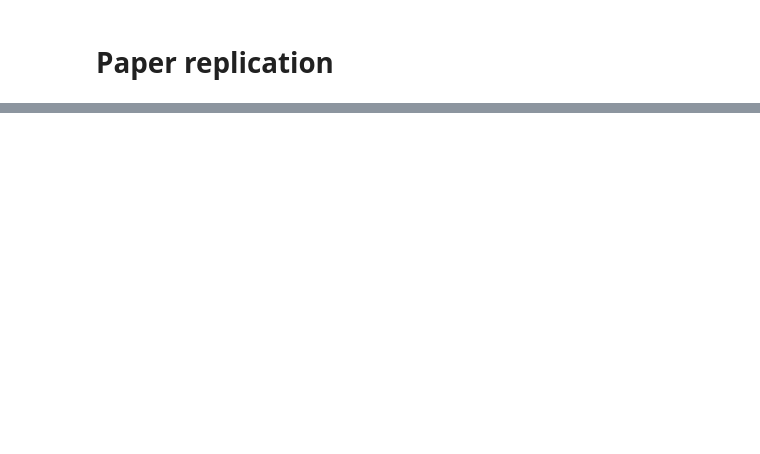
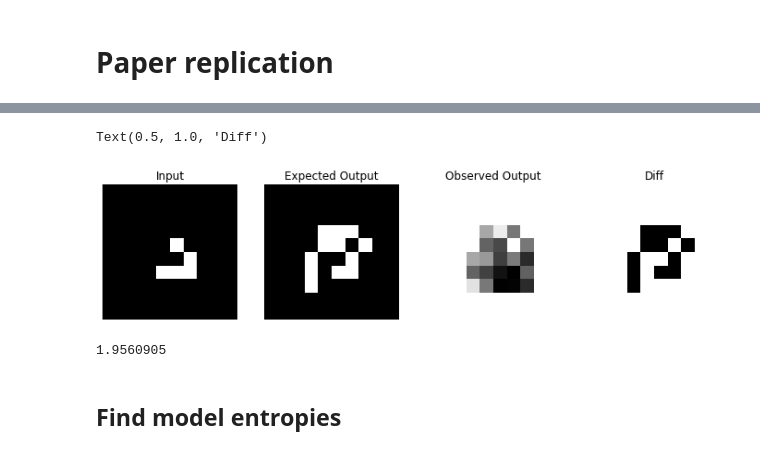
Before and after one commit to luknw/convoca, a Jupyter notebook: paper_replication.ipynb, the cells around one changed output, grey strips where cells are left out. Drawn from its saved outputs; the diff is of its cells as text; code cells hidden in the pictures; blank space fills up the shorter version.

```diff
--- a/paper_replication.ipynb
+++ b/paper_replication.ipynb
@@ -91,15 +97,14 @@ torch.random.manual_seed(seed)
 num_classes = 2
 samples = 500
 input_dims = [10, 10]
-layer_dims = [100] + [100] * 11 # neighborhood conv + mlpconv layers
+layer_dims = [100] + [100] * 11  # neighborhood conv + mlpconv layers
 batch_size = 10
 num_batches = samples / batch_size
 learning_rate = 1e-4
-training_epochs = 100 # 1500
-display_step = int(training_epochs/10)
+training_epochs = 10  # 1500
+display_step = int(training_epochs / 10)
 loss = torch.nn.MSELoss()
-optimizer = torch.optim.Adam(lr=learning_rate)
 
 model = initialize_model(input_dims, layer_dims)
-model.compile(optimizer=optimizer, loss=loss)
-model.summary()
+optimizer = torch.optim.Adam(model.parameters(), lr=learning_rate)
+print(model)
@@ -124,32 +156,41 @@ plt.loglog()
 # %%
 from ca_funcs import make_glider
 
 # x = np.random.choice([0, 1], size=100)
 x = make_glider(10)
-X_test = torch.from_numpy(x.reshape(1, 10, 10))
-Y_test = ca(X_test)
+X_test = torch.from_numpy(x.reshape(1, 10, 10)).float()
+Y_test = ca(X_test).float()
 Y_pred = model(X_test)
 
-plt.figure(figsize=(12,4))
+X_test = X_test.detach().numpy()
+Y_test = Y_test.detach().numpy()
+Y_pred = Y_pred.detach().numpy()
+
+plt.figure(figsize=(12, 4))
 
 plt.subplot(141)
 plt.imshow(X_test[0])
 plt.axis('off')
 plt.title("Input")
 
 plt.subplot(142)
 plt.imshow(Y_test[0])
 plt.axis('off')
 plt.title("Expected Output")
 
 plt.subplot(143)
 plt.imshow(Y_pred[0])
 plt.axis('off')
 plt.title("Observed Output")
 
 plt.subplot(144)
-plt.imshow((Y_pred[0] - Y_test[0])**2)
+plt.imshow((Y_pred[0] - Y_test[0]) ** 2)
 plt.axis('off')
 plt.title("Diff")
+# %% [output]
+Text(0.5, 1.0, 'Diff')
+[figure, added]
 # %%
-torch.max(torch.abs(Y_pred[0] - Y_test[0]))
+np.max(np.abs(Y_pred[0] - Y_test[0]))
+# %% [output]
+1.9560905
@@ -158,3 +197,5 @@ torch.max(torch.abs(Y_pred[0] - Y_test[0]))
+# %% [markdown]
+## Find model entropies
 # %%
 from ca_funcs import get_network_entropies
 
```
Also changed, not shown: parts of 21 cells of this notebook, 1 other file.
